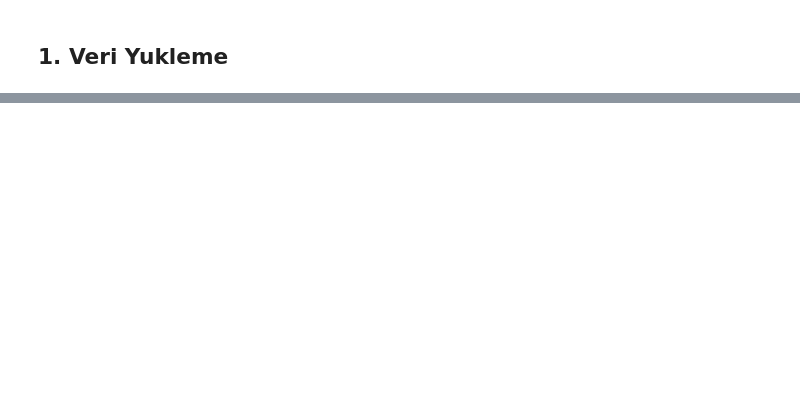
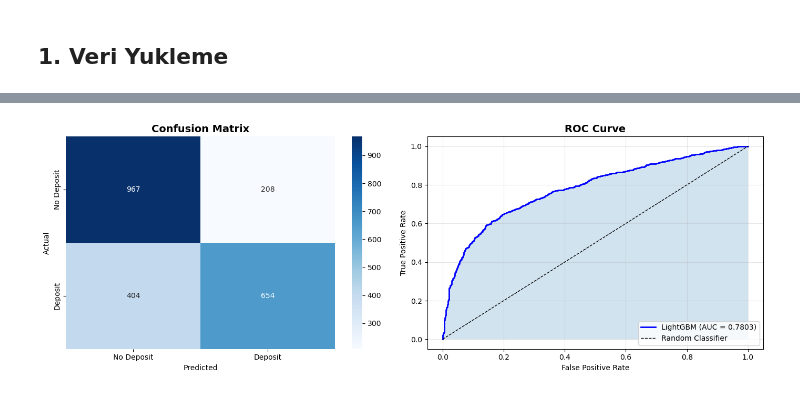
Before and after one commit to f0rknturkoglu/zero2endMLbootcamp, a Jupyter notebook: notebooks/06_final_pipeline.ipynb, the cells around one changed output, grey strips where cells are left out. Drawn from its saved outputs; the diff is of its cells as text; code cells hidden in the pictures; blank space fills up the shorter version.

```diff
--- a/notebooks/06_final_pipeline.ipynb
+++ b/notebooks/06_final_pipeline.ipynb
@@ -26,0 +54,11 @@ RANDOM_STATE = 42
+# %%
+# Veri Yükleme
+df = pd.read_csv(DATA_PATH / 'bank.csv')
+
+print(f"📊 Veri boyutu: {df.shape[0]:,} satır, {df.shape[1]} sütun")
+print(f"\n🎯 Target dağılımı:")
+print(df['deposit'].value_counts())
+print(f"\nDengesizlik oranı: {df['deposit'].value_counts()['yes'] / len(df):.2%}")
+
+# İlk birkaç satırı göster
+df.head()
@@ -26,0 +298,79 @@ RANDOM_STATE = 42
+# %%
+# ============================================================================
+# MODEL EĞİTİMİ - Optuna ile optimize edilmiş parametreler
+# ============================================================================
+
+# Optuna'dan elde edilen en iyi parametreler
+best_params = {
+    'n_estimators': 500,
+    'learning_rate': 0.05,
+    'max_depth': 6,
+    'num_leaves': 31,
+    'min_child_samples': 20,
+    'subsample': 0.8,
+    'colsample_bytree': 0.8,
+    'reg_alpha': 0.1,
+    'reg_lambda': 0.1,
+    'random_state': RANDOM_STATE,
+    'n_jobs': -1,
+    'verbose': -1
+}
+
+print("🚀 Model eğitimi başlıyor...")
+print("=" * 50)
+
+# Model oluştur ve eğit
+model = LGBMClassifier(**best_params)
+
+start_time = time.time()
+model.fit(X_train, y_train)
+training_time = time.time() - start_time
+
+print(f"✅ Eğitim tamamlandı: {training_time:.2f} saniye")
+
+# Tahminler
+y_pred = model.predict(X_test)
+y_prob = model.predict_proba(X_test)[:, 1]
+
+# Metrikler
+print("\n" + "=" * 50)
+print("📊 MODEL PERFORMANSI")
+print("=" * 50)
+
+# Classification Report
+print("\n📋 Classification Report:")
+print(classification_report(y_test, y_pred, target_names=['No Deposit', 'Deposit']))
+
+# AUC-ROC
+roc_auc = roc_auc_score(y_test, y_prob)
+print(f"📈 AUC-ROC Score: {roc_auc:.4f}")
+
+# Confusion Matrix görselleştirme
+fig, axes = plt.subplots(1, 2, figsize=(14, 5))
+
+# Confusion Matrix
+cm = confusion_matrix(y_test, y_pred)
+sns.heatmap(cm, annot=True, fmt='d', cmap='Blues', ax=axes[0],
+            xticklabels=['No Deposit', 'Deposit'],
+            yticklabels=['No Deposit', 'Deposit'])
+axes[0].set_title('Confusion Matrix', fontsize=14, fontweight='bold')
+axes[0].set_xlabel('Predicted')
+axes[0].set_ylabel('Actual')
+
+# ROC Curve
+fpr, tpr, thresholds = roc_curve(y_test, y_prob)
+axes[1].plot(fpr, tpr, 'b-', linewidth=2, label=f'LightGBM (AUC = {roc_auc:.4f})')
+axes[1].plot([0, 1], [0, 1], 'k--', linewidth=1, label='Random Classifier')
+axes[1].fill_between(fpr, tpr, alpha=0.2)
+axes[1].set_xlabel('False Positive Rate')
+axes[1].set_ylabel('True Positive Rate')
+axes[1].set_title('ROC Curve', fontsize=14, fontweight='bold')
+axes[1].legend(loc='lower right')
+axes[1].grid(True, alpha=0.3)
+
+plt.tight_layout()
+plt.savefig('../docs/final_model_performance.png', dpi=150, bbox_inches='tight')
+plt.show()
+
+print("\n✅ Performans grafiği kaydedildi: docs/final_model_performance.png")
+# %% [output]
@@ -26,0 +394 @@ RANDOM_STATE = 42
+[figure, added]
```
Also changed, not shown: parts of 30 cells of this notebook, 17 other files.
